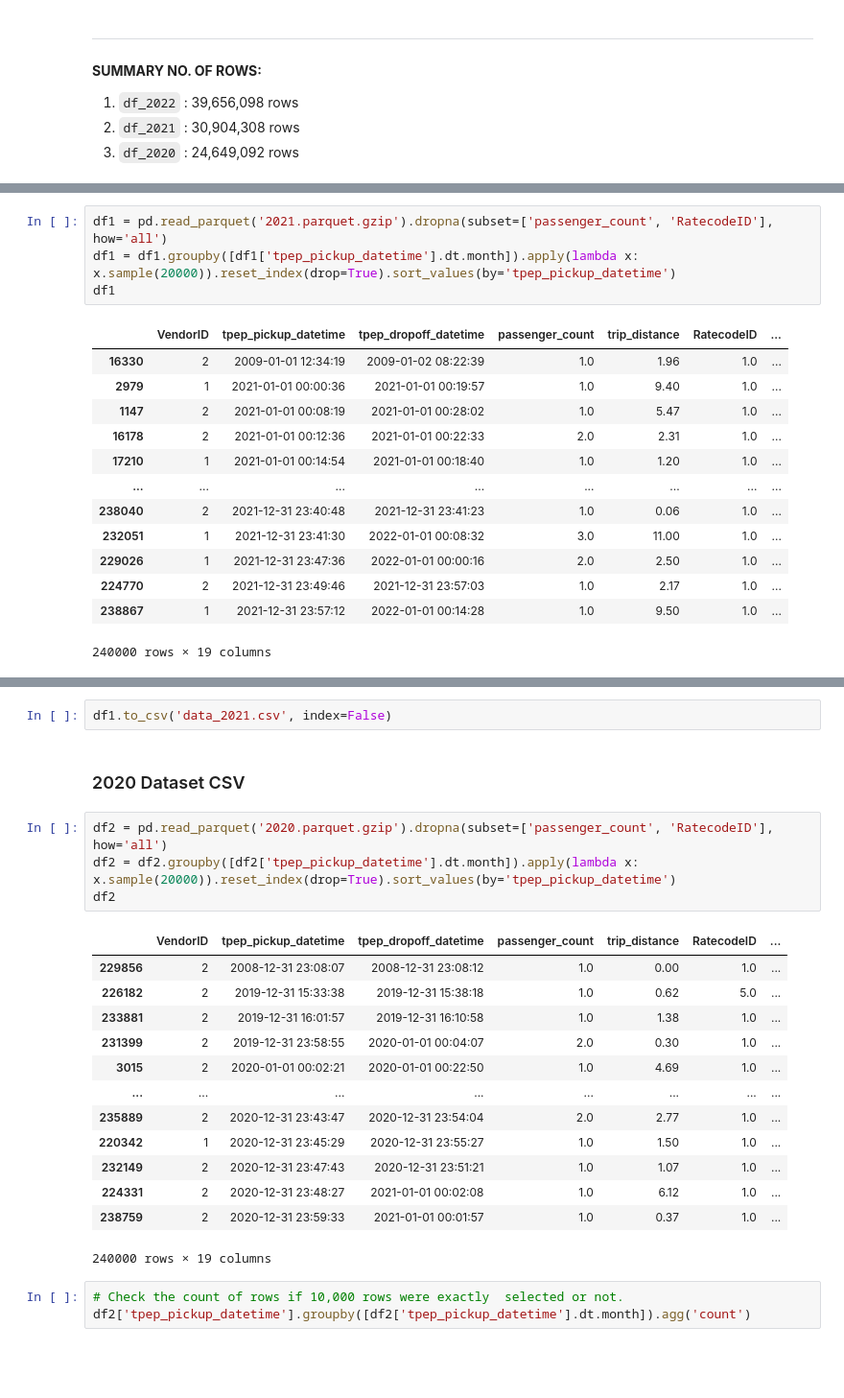
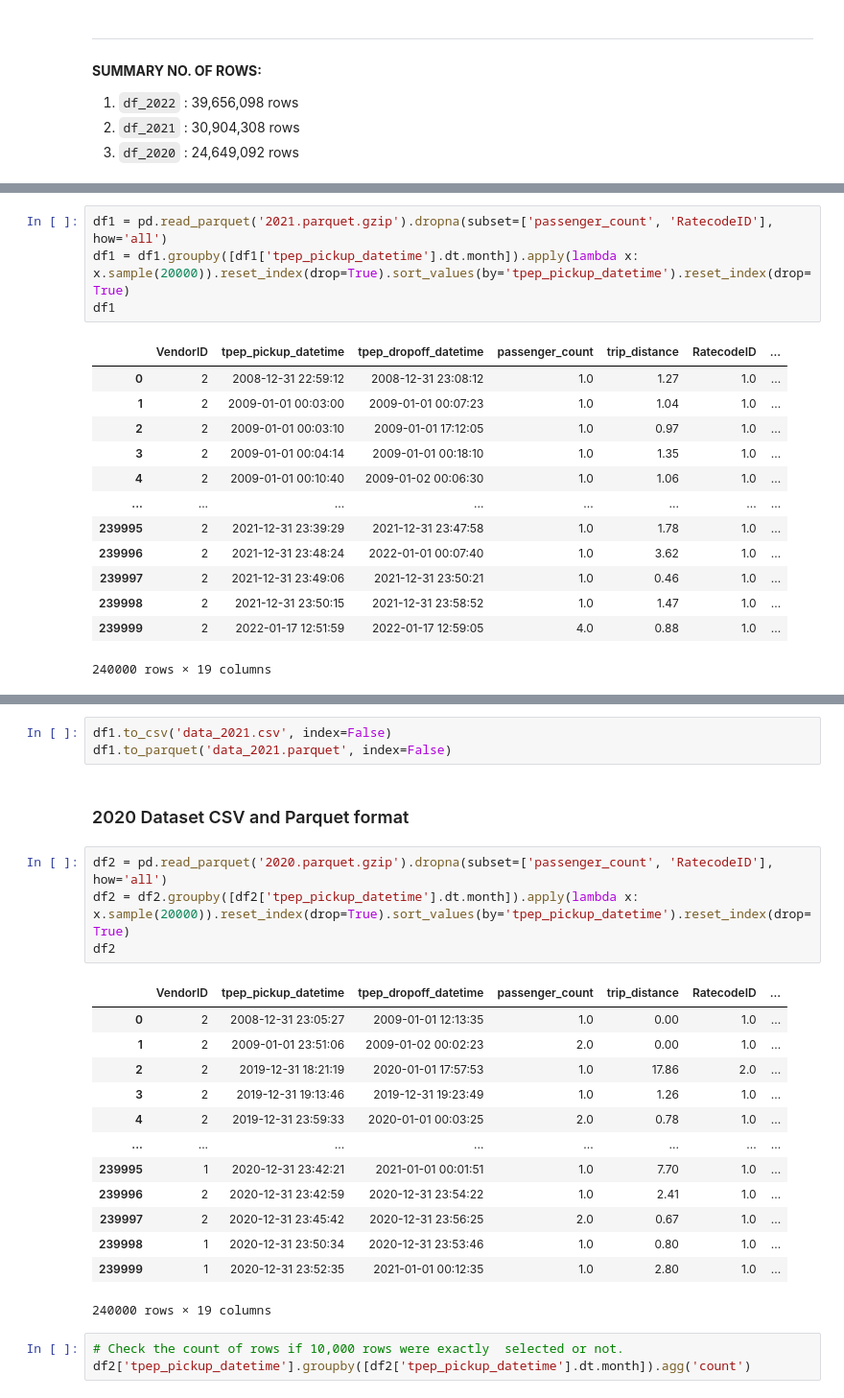
Before and after one commit to aimanamri/yellow-taxi-trips-etl-data-engineering-project, a Jupyter notebook: concat_data.ipynb, the cells around one changed output, grey strips where cells are left out. Shown at 96% size. Cells and saved outputs as stored; diff of their text form; blank space fills up the shorter version.

Commit message:
Update concat_data.ipynb
# Changes:
1. Write data into PARQUET format.
2. Update explanation.

```diff
--- a/concat_data.ipynb
+++ b/concat_data.ipynb
@@ -148,20 +149,20 @@ df.to_csv('data_2022.csv', index=False)
 # %%
 df1 = pd.read_parquet('2021.parquet.gzip').dropna(subset=['passenger_count', 'RatecodeID'], how='all')
-df1 = df1.groupby([df1['tpep_pickup_datetime'].dt.month]).apply(lambda x: x.sample(20000)).reset_index(drop=True).sort_values(by='tpep_pickup_datetime')
+df1 = df1.groupby([df1['tpep_pickup_datetime'].dt.month]).apply(lambda x: x.sample(20000)).reset_index(drop=True).sort_values(by='tpep_pickup_datetime').reset_index(drop=True)
 df1
 # %% [output]
 |  | VendorID | tpep_pickup_datetime | tpep_dropoff_datetime | passenger_count | trip_distance | RatecodeID | ... |
-| 16330 | 2 | 2009-01-01 12:34:19 | 2009-01-02 08:22:39 | 1.0 | 1.96 | 1.0 | ... |
-| 2979 | 1 | 2021-01-01 00:00:36 | 2021-01-01 00:19:57 | 1.0 | 9.40 | 1.0 | ... |
-| 1147 | 2 | 2021-01-01 00:08:19 | 2021-01-01 00:28:02 | 1.0 | 5.47 | 1.0 | ... |
-| 16178 | 2 | 2021-01-01 00:12:36 | 2021-01-01 00:22:33 | 2.0 | 2.31 | 1.0 | ... |
-| 17210 | 1 | 2021-01-01 00:14:54 | 2021-01-01 00:18:40 | 1.0 | 1.20 | 1.0 | ... |
+| 0 | 2 | 2008-12-31 22:59:12 | 2008-12-31 23:08:12 | 1.0 | 1.27 | 1.0 | ... |
+| 1 | 2 | 2009-01-01 00:03:00 | 2009-01-01 00:07:23 | 1.0 | 1.04 | 1.0 | ... |
+| 2 | 2 | 2009-01-01 00:03:10 | 2009-01-01 17:12:05 | 1.0 | 0.97 | 1.0 | ... |
+| 3 | 2 | 2009-01-01 00:04:14 | 2009-01-01 00:18:10 | 1.0 | 1.35 | 1.0 | ... |
+| 4 | 2 | 2009-01-01 00:10:40 | 2009-01-02 00:06:30 | 1.0 | 1.06 | 1.0 | ... |
 | ... | ... | ... | ... | ... | ... | ... | ... |
-| 238040 | 2 | 2021-12-31 23:40:48 | 2021-12-31 23:41:23 | 1.0 | 0.06 | 1.0 | ... |
-| 232051 | 1 | 2021-12-31 23:41:30 | 2022-01-01 00:08:32 | 3.0 | 11.00 | 1.0 | ... |
-| 229026 | 1 | 2021-12-31 23:47:36 | 2022-01-01 00:00:16 | 2.0 | 2.50 | 1.0 | ... |
-| 224770 | 2 | 2021-12-31 23:49:46 | 2021-12-31 23:57:03 | 1.0 | 2.17 | 1.0 | ... |
-| 238867 | 1 | 2021-12-31 23:57:12 | 2022-01-01 00:14:28 | 1.0 | 9.50 | 1.0 | ... |
+| 239995 | 2 | 2021-12-31 23:39:29 | 2021-12-31 23:47:58 | 1.0 | 1.78 | 1.0 | ... |
+| 239996 | 2 | 2021-12-31 23:48:24 | 2022-01-01 00:07:40 | 1.0 | 3.62 | 1.0 | ... |
+| 239997 | 2 | 2021-12-31 23:49:06 | 2021-12-31 23:50:21 | 1.0 | 0.46 | 1.0 | ... |
+| 239998 | 2 | 2021-12-31 23:50:15 | 2021-12-31 23:58:52 | 1.0 | 1.47 | 1.0 | ... |
+| 239999 | 2 | 2022-01-17 12:51:59 | 2022-01-17 12:59:05 | 4.0 | 0.88 | 1.0 | ... |
 240000 rows × 19 columns
 # %%
 # Check the count of rows if 10,000 rows were exactly  selected or not.
@@ -183,25 +184,26 @@ tpep_pickup_datetime
 Name: tpep_pickup_datetime, dtype: int64
 # %%
 df1.to_csv('data_2021.csv', index=False)
+df1.to_parquet('data_2021.parquet', index=False)
 # %% [markdown]
-### 2020 Dataset CSV
+### 2020 Dataset CSV and Parquet format
 # %%
 df2 = pd.read_parquet('2020.parquet.gzip').dropna(subset=['passenger_count', 'RatecodeID'], how='all')
-df2 = df2.groupby([df2['tpep_pickup_datetime'].dt.month]).apply(lambda x: x.sample(20000)).reset_index(drop=True).sort_values(by='tpep_pickup_datetime')
+df2 = df2.groupby([df2['tpep_pickup_datetime'].dt.month]).apply(lambda x: x.sample(20000)).reset_index(drop=True).sort_values(by='tpep_pickup_datetime').reset_index(drop=True)
 df2
 # %% [output]
 |  | VendorID | tpep_pickup_datetime | tpep_dropoff_datetime | passenger_count | trip_distance | RatecodeID | ... |
-| 229856 | 2 | 2008-12-31 23:08:07 | 2008-12-31 23:08:12 | 1.0 | 0.00 | 1.0 | ... |
-| 226182 | 2 | 2019-12-31 15:33:38 | 2019-12-31 15:38:18 | 1.0 | 0.62 | 5.0 | ... |
-| 233881 | 2 | 2019-12-31 16:01:57 | 2019-12-31 16:10:58 | 1.0 | 1.38 | 1.0 | ... |
-| 231399 | 2 | 2019-12-31 23:58:55 | 2020-01-01 00:04:07 | 2.0 | 0.30 | 1.0 | ... |
-| 3015 | 2 | 2020-01-01 00:02:21 | 2020-01-01 00:22:50 | 1.0 | 4.69 | 1.0 | ... |
+| 0 | 2 | 2008-12-31 23:05:27 | 2009-01-01 12:13:35 | 1.0 | 0.00 | 1.0 | ... |
+| 1 | 2 | 2009-01-01 23:51:06 | 2009-01-02 00:02:23 | 2.0 | 0.00 | 1.0 | ... |
+| 2 | 2 | 2019-12-31 18:21:19 | 2020-01-01 17:57:53 | 1.0 | 17.86 | 2.0 | ... |
+| 3 | 2 | 2019-12-31 19:13:46 | 2019-12-31 19:23:49 | 1.0 | 1.26 | 1.0 | ... |
+| 4 | 2 | 2019-12-31 23:59:33 | 2020-01-01 00:03:25 | 2.0 | 0.78 | 1.0 | ... |
 | ... | ... | ... | ... | ... | ... | ... | ... |
-| 235889 | 2 | 2020-12-31 23:43:47 | 2020-12-31 23:54:04 | 2.0 | 2.77 | 1.0 | ... |
-| 220342 | 1 | 2020-12-31 23:45:29 | 2020-12-31 23:55:27 | 1.0 | 1.50 | 1.0 | ... |
-| 232149 | 2 | 2020-12-31 23:47:43 | 2020-12-31 23:51:21 | 1.0 | 1.07 | 1.0 | ... |
-| 224331 | 2 | 2020-12-31 23:48:27 | 2021-01-01 00:02:08 | 1.0 | 6.12 | 1.0 | ... |
-| 238759 | 2 | 2020-12-31 23:59:33 | 2021-01-01 00:01:57 | 1.0 | 0.37 | 1.0 | ... |
+| 239995 | 1 | 2020-12-31 23:42:21 | 2021-01-01 00:01:51 | 1.0 | 7.70 | 1.0 | ... |
+| 239996 | 2 | 2020-12-31 23:42:59 | 2020-12-31 23:54:22 | 1.0 | 2.41 | 1.0 | ... |
+| 239997 | 2 | 2020-12-31 23:45:42 | 2020-12-31 23:56:25 | 2.0 | 0.67 | 1.0 | ... |
+| 239998 | 1 | 2020-12-31 23:50:34 | 2020-12-31 23:53:46 | 1.0 | 0.80 | 1.0 | ... |
+| 239999 | 1 | 2020-12-31 23:52:35 | 2021-01-01 00:12:35 | 1.0 | 2.80 | 1.0 | ... |
 240000 rows × 19 columns
 # %%
 # Check the count of rows if 10,000 rows were exactly  selected or not.
```
Also changed, not shown: parts of 12 cells of this notebook.
